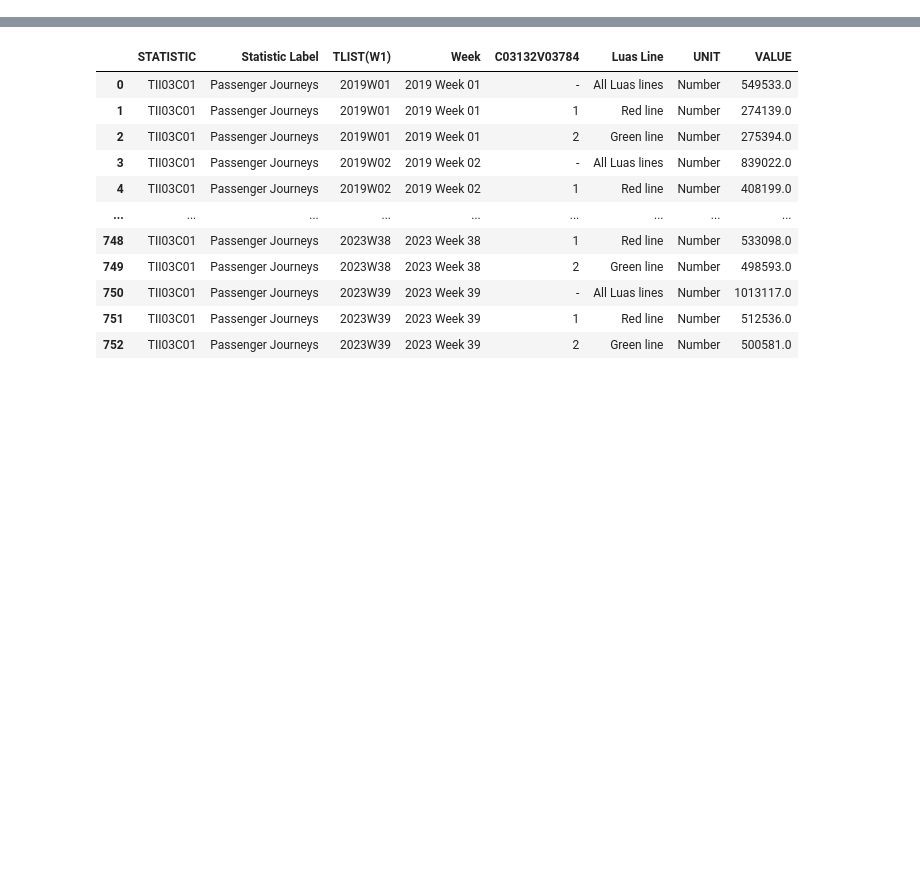
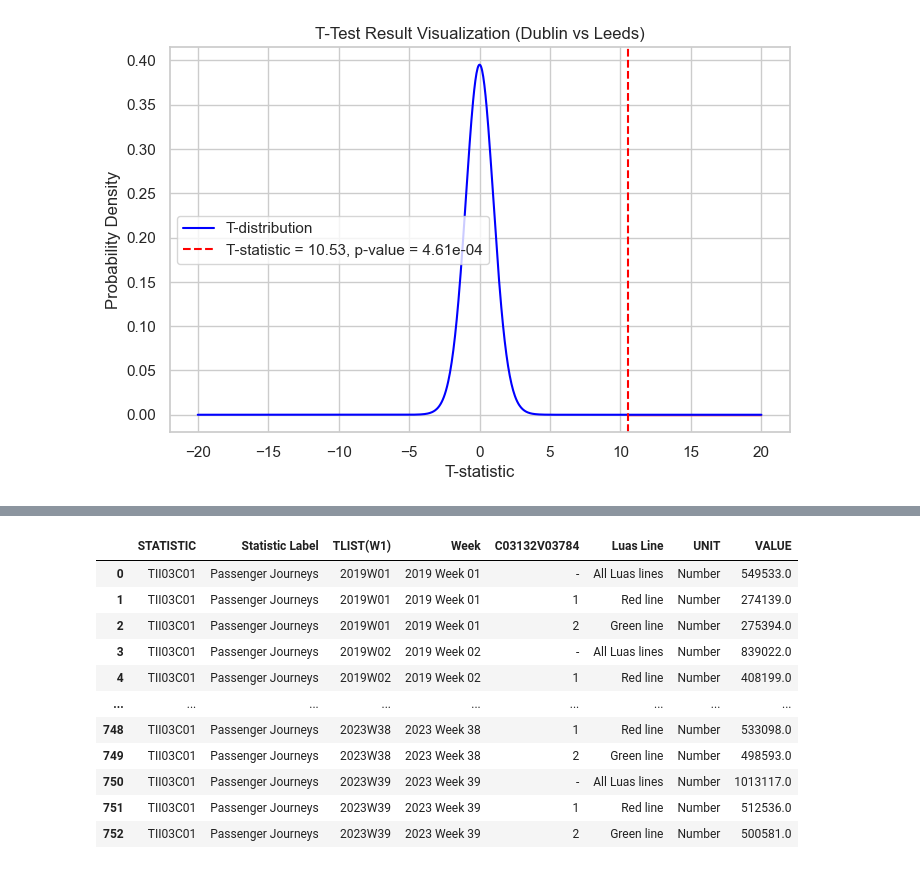
Before and after one commit to sba23022/sba23022, a Jupyter notebook: CA2_TransportFlowForecast_Analysis-checkpoint.ipynb, the cells around one changed output, grey strips where cells are left out. Saved outputs shown, nothing was run; the diff lists cells and outputs as text; code cells hidden in the pictures; blank space fills up the shorter version.

```diff
--- a/CA2_TransportFlowForecast_Analysis-checkpoint.ipynb
+++ b/CA2_TransportFlowForecast_Analysis-checkpoint.ipynb
@@ -2,0 +987,25 @@ import pandas as pd
+# %%
+from scipy.stats import t
+
+# T-Test Visualization
+# Using the first T-Test result for visualization (Dublin vs Leeds)
+t_stat = ttest_results['Dublin vs Leeds'].statistic
+p_val = ttest_results['Dublin vs Leeds'].pvalue
+df = len(anova_data_sampled[anova_data_sampled['City'] == 'Dublin']) + len(anova_data_sampled[anova_data_sampled['City'] == 'Leeds']) - 2
+
+# T-distribution
+x_t = np.linspace(-20, 20, 1000)
+y_t = t.pdf(x_t, df)
+
+# Plotting
+plt.figure(figsize=(8, 5))
+plt.plot(x_t, y_t, label='T-distribution', color='blue')
+plt.fill_between(x_t, y_t, where=(x_t >= t_stat), color='red', alpha=0.5)
+plt.axvline(x=t_stat, color='red', linestyle='--', label=f'T-statistic = {t_stat:.2f}, p-value = {p_val:.2e}')
+plt.title('T-Test Result Visualization (Dublin vs Leeds)')
+plt.xlabel('T-statistic')
+plt.ylabel('Probability Density')
+plt.legend()
+plt.show()
+# %% [output]
+[figure, added]
```
Also changed, not shown: parts of 80 cells of this notebook.
